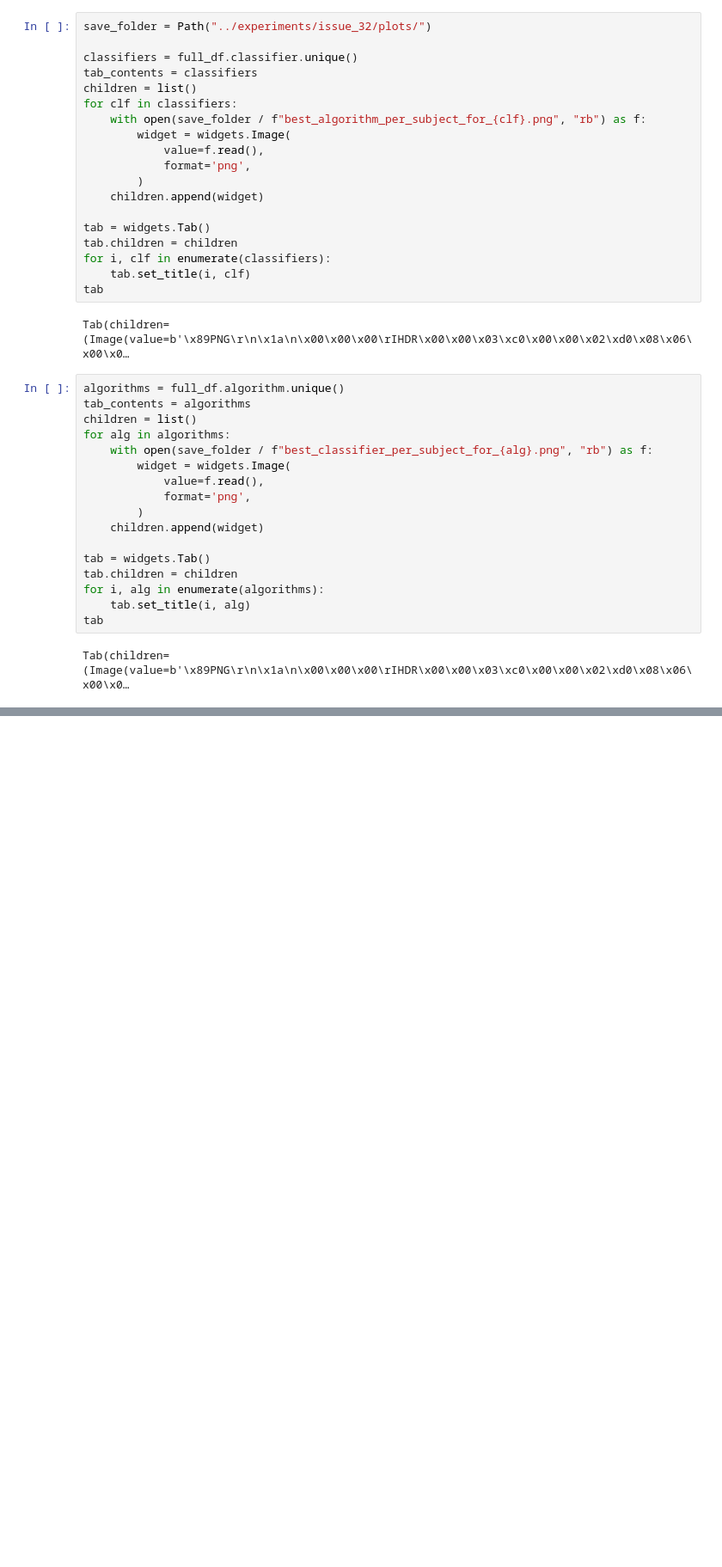
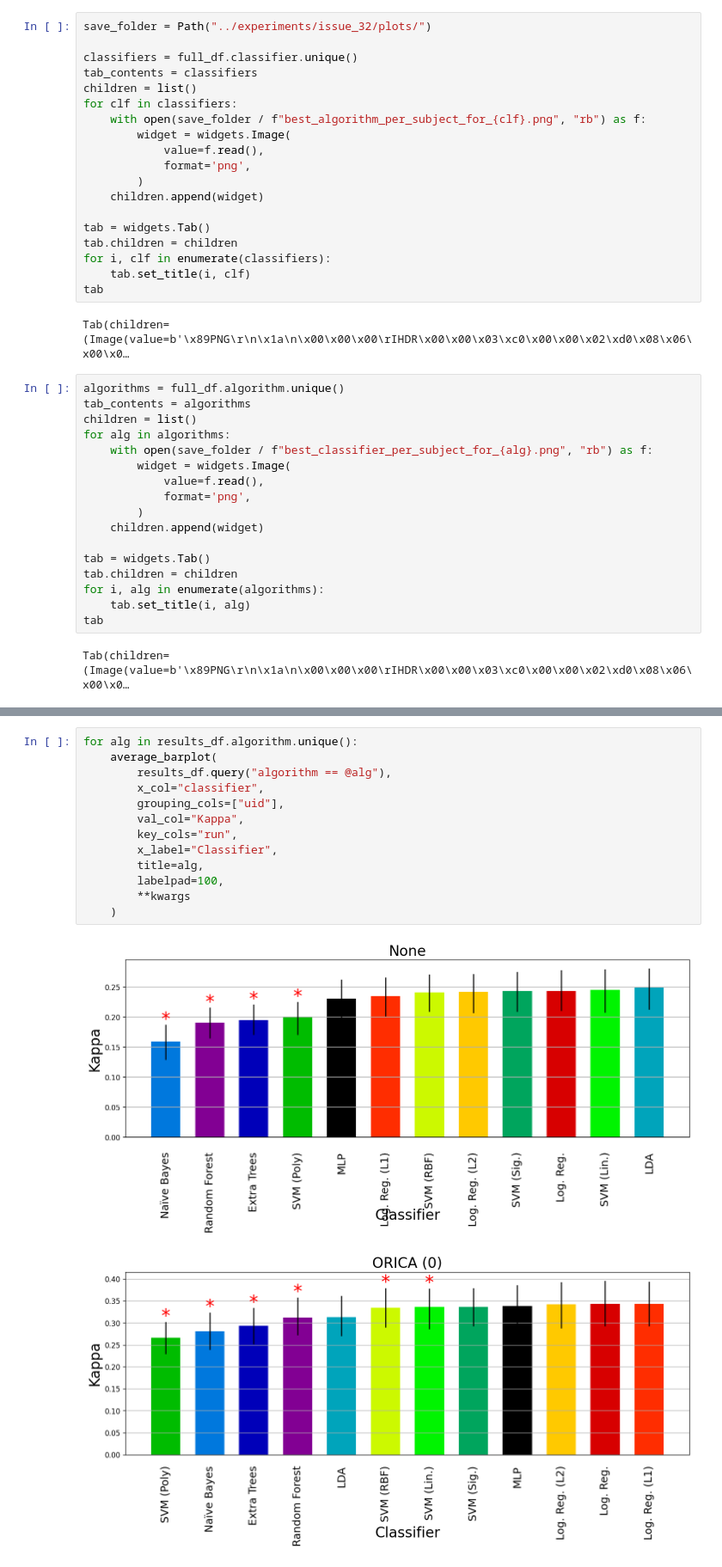
Before and after one commit to Kotzly/BCI_MsC, a Jupyter notebook: notebooks/Issue_32_Results_Analysis_BCIComp.ipynb, the cells around one changed output, grey strips where cells are left out. Shown at 86% size. Cells and saved outputs as stored; diff of their text form; blank space fills up the shorter version.

```diff
--- a/notebooks/Issue_32_Results_Analysis_BCIComp.ipynb
+++ b/notebooks/Issue_32_Results_Analysis_BCIComp.ipynb
@@ -547,0 +695,16 @@ display(adf)
+# %%
+for alg in results_df.algorithm.unique():
+    average_barplot(
+        results_df.query("algorithm == @alg"),
+        x_col="classifier",
+        grouping_cols=["uid"],
+        val_col="Kappa",
+        key_cols="run",
+        x_label="Classifier",
+        title=alg,
+        labelpad=100,
+        **kwargs
+    )
+# %% [output]
+[figure, added]
+[figure, added]
```
Also changed, not shown: parts of 27 cells of this notebook, 1 other file.
